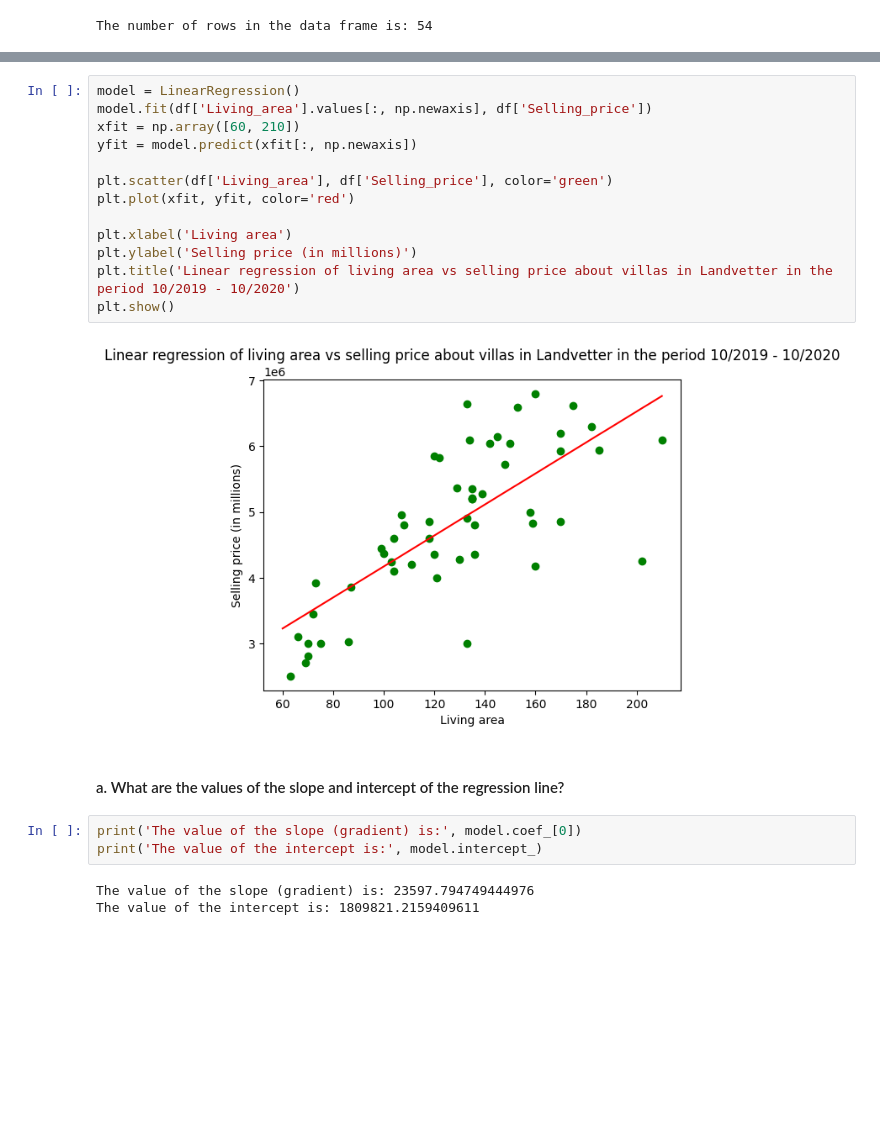
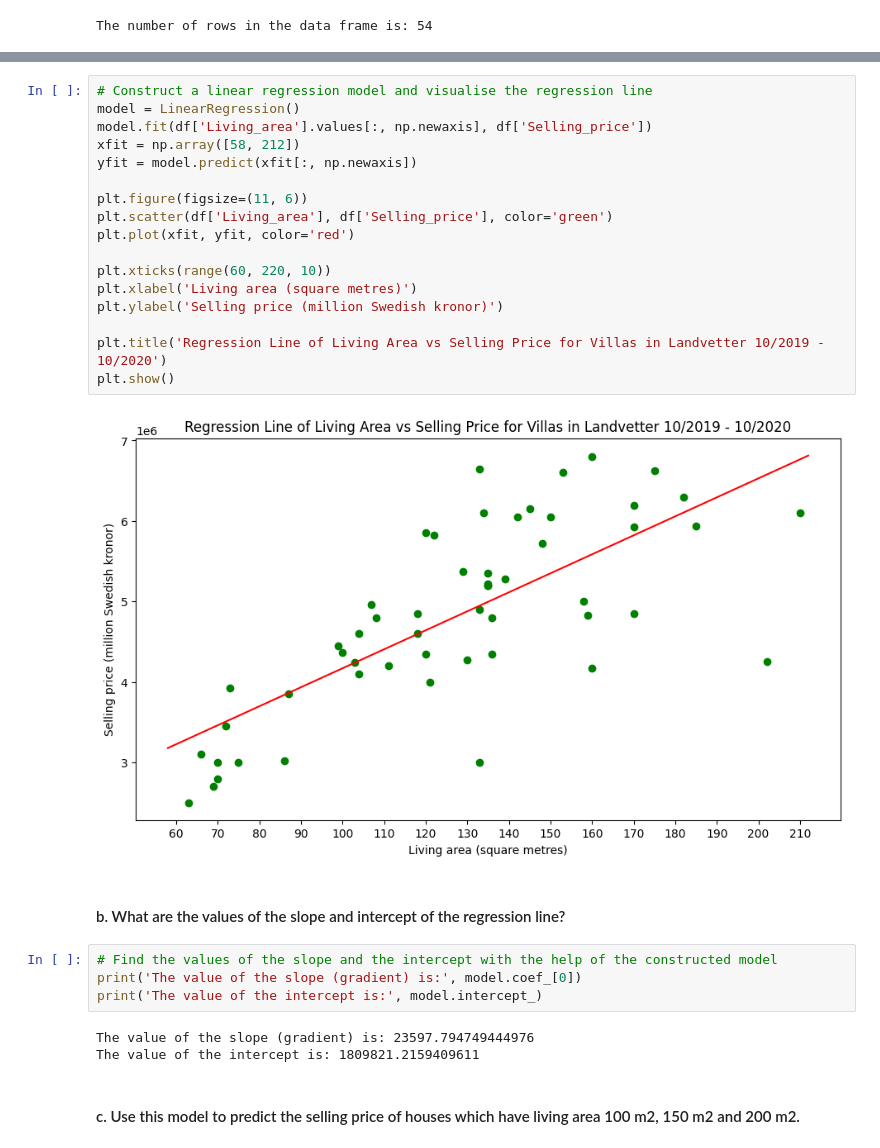
Before and after one commit to sdvelev/Introduction-To-Data-Science-And-AI, a Jupyter notebook: 02-regression-and-classification/assignment-2-Stefan-Velev.ipynb, the cells around one changed output, grey strips where cells are left out. Cells and saved outputs as stored; diff of their text form; blank space fills up the shorter version.

```diff
--- a/02-regression-and-classification/assignment-2-Stefan-Velev.ipynb
+++ b/02-regression-and-classification/assignment-2-Stefan-Velev.ipynb
@@ -101,23 +105,30 @@ plt.show()
 # %%
+# Construct a linear regression model and visualise the regression line
 model = LinearRegression()
 model.fit(df['Living_area'].values[:, np.newaxis], df['Selling_price'])
-xfit = np.array([60, 210])
+xfit = np.array([58, 212])
 yfit = model.predict(xfit[:, np.newaxis])
 
+plt.figure(figsize=(11, 6))
 plt.scatter(df['Living_area'], df['Selling_price'], color='green')
 plt.plot(xfit, yfit, color='red')
 
-plt.xlabel('Living area')
-plt.ylabel('Selling price (in millions)')
-plt.title('Linear regression of living area vs selling price about villas in Landvetter in the period 10/2019 - 10/2020')
+plt.xticks(range(60, 220, 10))
+plt.xlabel('Living area (square metres)')
+plt.ylabel('Selling price (million Swedish kronor)')
+
+plt.title('Regression Line of Living Area vs Selling Price for Villas in Landvetter 10/2019 - 10/2020')
 plt.show()
 # %% [output]
-[figure, old version]
+[figure, new version]
 # %% [markdown]
-#### a. What are the values of the slope and intercept of the regression line?
+#### b. What are the values of the slope and intercept of the regression line?
 # %%
+# Find the values of the slope and the intercept with the help of the constructed model
 print('The value of the slope (gradient) is:', model.coef_[0])
 print('The value of the intercept is:', model.intercept_)
 # %% [output]
 The value of the slope (gradient) is: 23597.794749444976
 The value of the intercept is: 1809821.2159409611
+# %% [markdown]
+#### c. Use this model to predict the selling price of houses which have living area 100 m2, 150 m2 and 200 m2.
```
Also changed, not shown: parts of 14 cells of this notebook.
